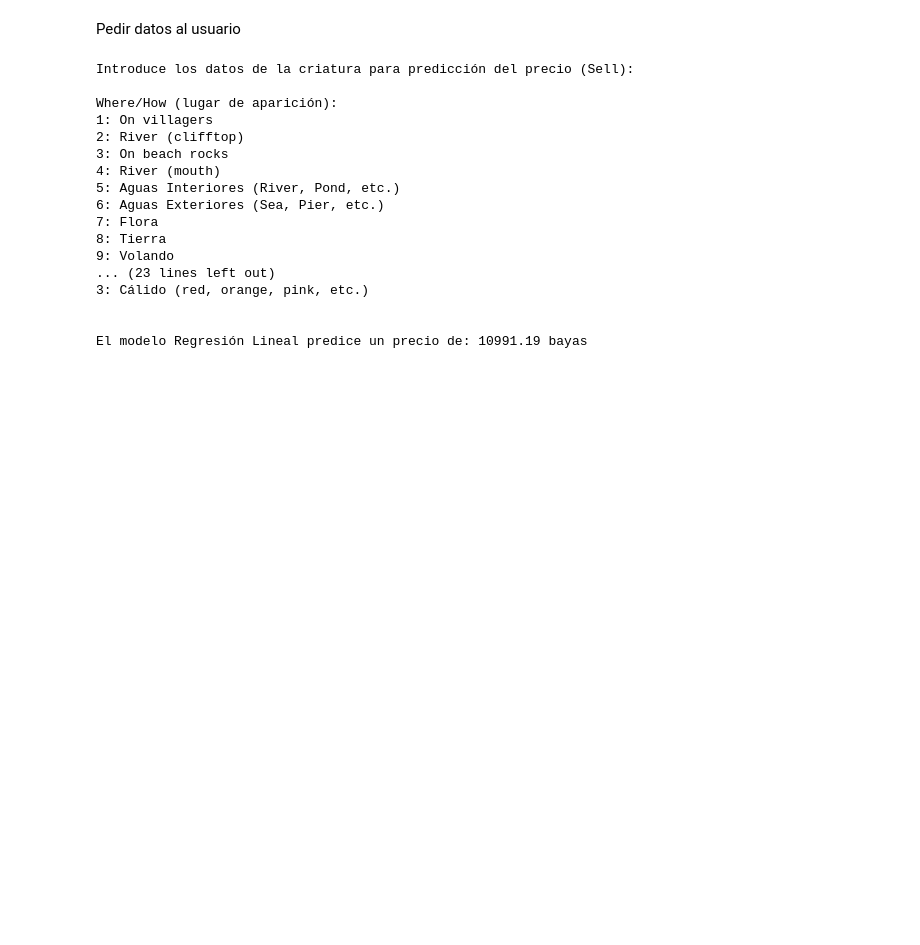
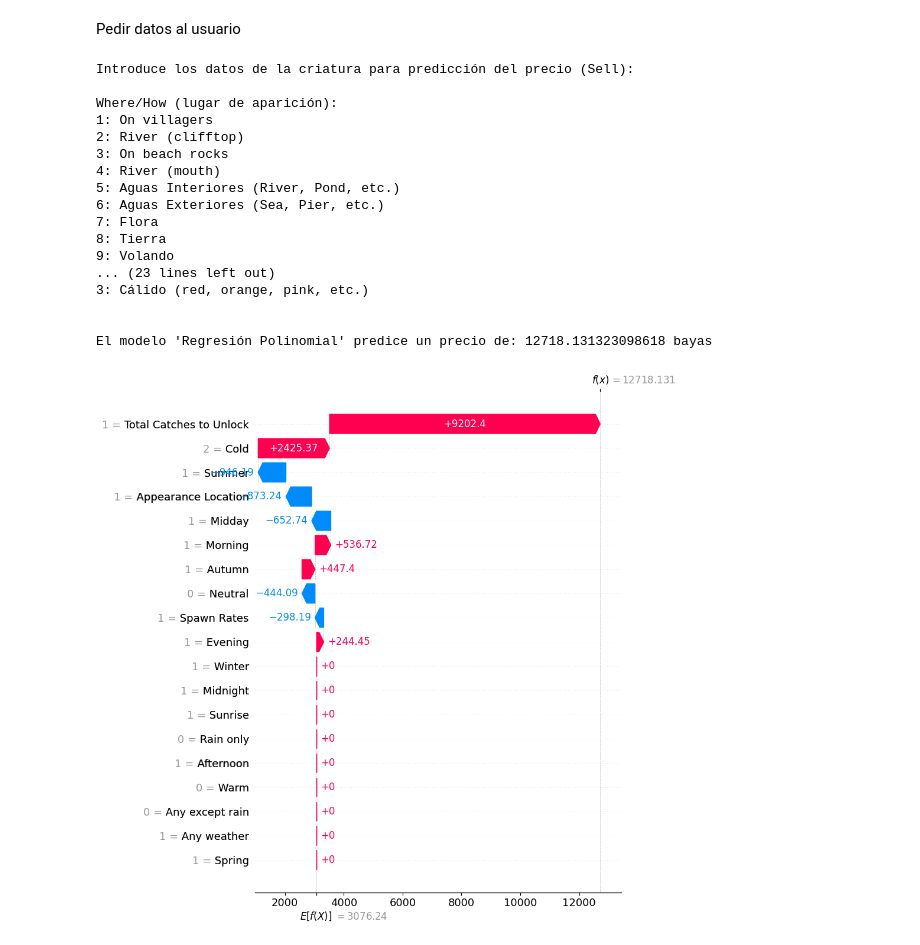
Before and after one commit to megastacks13/MachineLearning, a Jupyter notebook: Final Project - Animal Crossing Prediciton/PracticaFinal.ipynb, the cells around one changed output. Cells and saved outputs as stored; diff of their text form; code cells hidden in the pictures; blank space fills up the shorter version.

```diff
--- a/Final Project - Animal Crossing Prediciton/PracticaFinal.ipynb
+++ b/Final Project - Animal Crossing Prediciton/PracticaFinal.ipynb
@@ -1303,11 +1355,11 @@ def pedir_modelo():
                 case 1:
                     l_model = LinearRegression()
                     l_model.compute(dataframe)
-                    return opciones[1], l_model.predict
+                    return opciones[1], l_model.predict, l_model, regression_shap
                 case 2:
                     p_model = PolynomialRegression(2)
                     p_model.compute(dataframe)
-                    return opciones[2], p_model.predict
+                    return opciones[2], p_model.predict, p_model, regression_shap
                 case 3:
                     fnn_model = FeedforwardNeuralNetModel(
                         df=dataframe,
@@ -1366,34 +1418,35 @@ def pedir_datos():
     for_prediction['Afternoon'] = momentos["Tarde"]
     for_prediction['Evening'] = momentos["Anochecer"]
     for_prediction['Cold'] = color["Color_Frio"] + color2["Color_Frio"]
     for_prediction['Neutral'] = color["Color_Neutro"] + color2["Color_Neutro"]
     for_prediction['Warm'] = color["Color_Calido"] + color2["Color_Calido"]
     for_prediction['Any except rain'] = weather["Weather_TodasMenosLluvia"]
     for_prediction['Any weather'] = weather["Weather_Todas"]
     for_prediction['Rain only'] = weather["Weather_SoloLluvia"]
     for_prediction['Appearance Location'] = where_how
 
-    nombre, evaluar_modelo = pedir_modelo()
+    nombre, evaluar_modelo, model, shap_model = pedir_modelo()
     prediction = evaluar_modelo(for_prediction)
-    print(f"\n\nEl modelo '{nombre}' predice un precio de: {prediction[0][0]:.2f} bayas")
+    print(f"\n\nEl modelo '{nombre}' predice un precio de: {prediction[0]} bayas")
+    shap_model(model, for_prediction)
 
-# TODO: Desnormalizar los datos de salida de modelos y arrreglar la predicción polinomial
 pedir_datos()
 # %% [output]
 Introduce los datos de la criatura para predicción del precio (Sell):
 
 Where/How (lugar de aparición):
 1: On villagers
 2: River (clifftop)
 3: On beach rocks
 4: River (mouth)
 5: Aguas Interiores (River, Pond, etc.)
 6: Aguas Exteriores (Sea, Pier, etc.)
 7: Flora
 8: Tierra
 9: Volando
 ... (23 lines left out)
 3: Cálido (red, orange, pink, etc.)
 
 
-El modelo Regresión Lineal predice un precio de: 10991.19 bayas
+El modelo 'Regresión Polinomial' predice un precio de: 12718.131323098618 bayas
+[figure, added]
```
Also changed, not shown: parts of 9 cells of this notebook, 1 other file.
